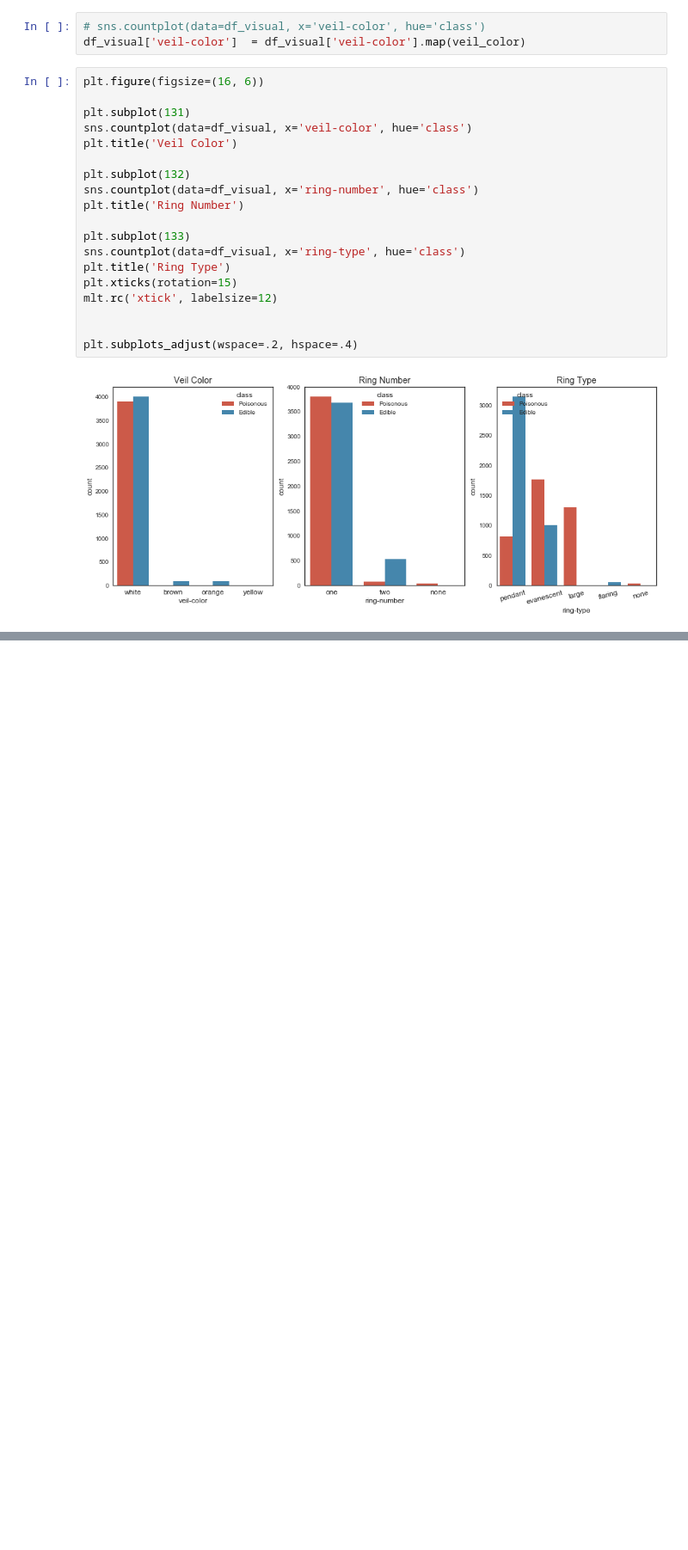
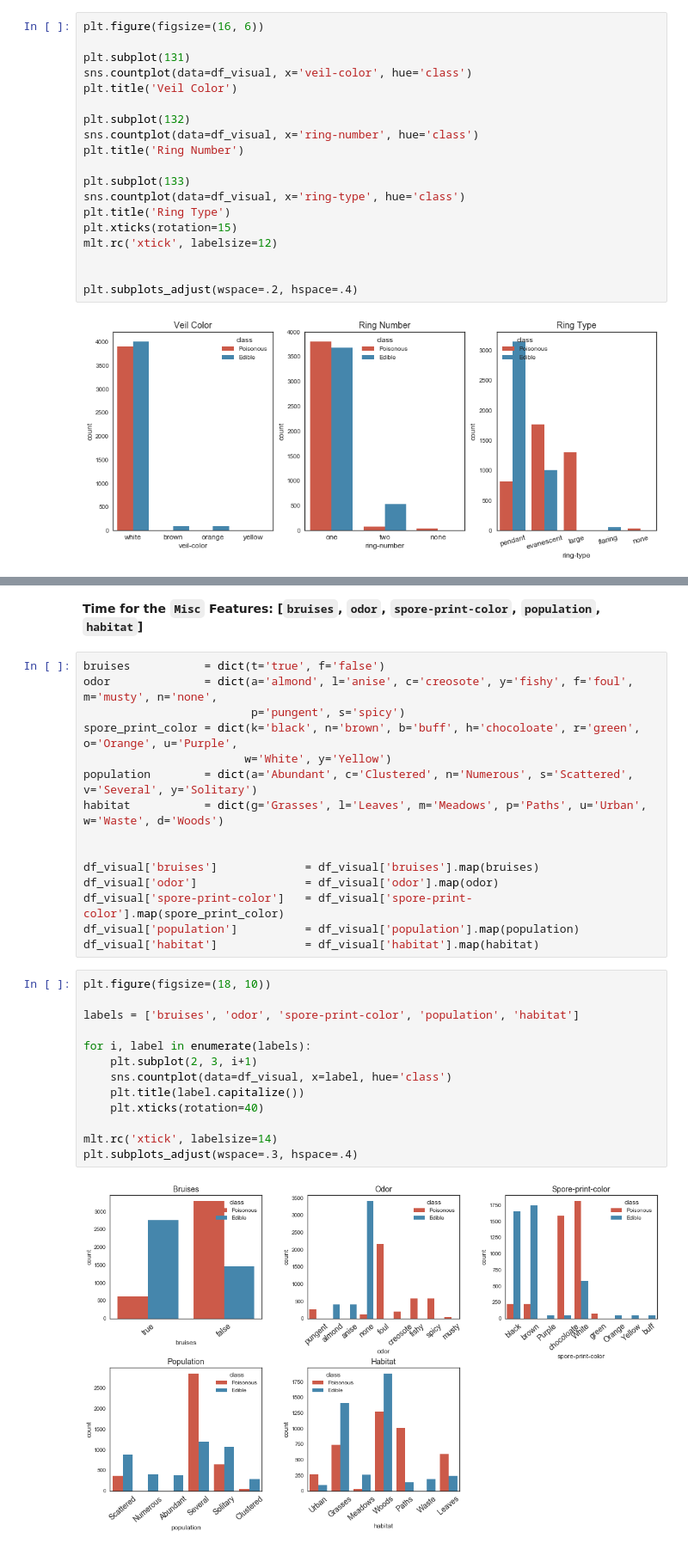
Before and after one commit to MosaabMuhammed/Mushroom-Classification, a Jupyter notebook: Mushroom Classification.ipynb, the cells around one changed output, grey strips where cells are left out. Shown: that part at 86% size. Saved outputs shown, nothing was run; the diff lists cells and outputs as text; blank space fills up the shorter version.

Commit message:
EDA for 'Misc' Features and some Observations

```diff
--- a/Mushroom Classification.ipynb
+++ b/Mushroom Classification.ipynb
@@ -401,9 +401,6 @@ ring_type   = dict(c='cobwebby', e='evanescent', f='flaring', l='large', n='none
 df_visual['veil-color']  = df_visual['veil-color'].map(veil_color)
 df_visual['ring-number'] = df_visual['ring-number'].map(ring_number)
 df_visual['ring-type']   = df_visual['ring-type'].map(ring_type)
-# %%
-# sns.countplot(data=df_visual, x='veil-color', hue='class')
-df_visual['veil-color']  = df_visual['veil-color'].map(veil_color)
 # %%
 plt.figure(figsize=(16, 6))
 
@@ -435,0 +434,32 @@ plt.subplots_adjust(wspace=.2, hspace=.4)
+# %% [markdown]
+**Time for the `Misc` Features: [`bruises`, `odor`, `spore-print-color`, `population`, `habitat`]**
+# %%
+bruises           = dict(t='true', f='false')
+odor              = dict(a='almond', l='anise', c='creosote', y='fishy', f='foul', m='musty', n='none',
+                         p='pungent', s='spicy')
+spore_print_color = dict(k='black', n='brown', b='buff', h='chocoloate', r='green', o='Orange', u='Purple',
+                        w='White', y='Yellow')
+population        = dict(a='Abundant', c='Clustered', n='Numerous', s='Scattered', v='Several', y='Solitary')
+habitat           = dict(g='Grasses', l='Leaves', m='Meadows', p='Paths', u='Urban', w='Waste', d='Woods')
+
+
+df_visual['bruises']             = df_visual['bruises'].map(bruises)
+df_visual['odor']                = df_visual['odor'].map(odor)
+df_visual['spore-print-color']   = df_visual['spore-print-color'].map(spore_print_color)
+df_visual['population']          = df_visual['population'].map(population)
+df_visual['habitat']             = df_visual['habitat'].map(habitat)
+# %%
+plt.figure(figsize=(18, 10))
+
+labels = ['bruises', 'odor', 'spore-print-color', 'population', 'habitat']
+
+for i, label in enumerate(labels):
+    plt.subplot(2, 3, i+1)
+    sns.countplot(data=df_visual, x=label, hue='class')
+    plt.title(label.capitalize())
+    plt.xticks(rotation=40)
+
+mlt.rc('xtick', labelsize=14)
+plt.subplots_adjust(wspace=.3, hspace=.4)
+# %% [output]
+[figure, added]
```
Also changed, not shown: parts of 3 cells of this notebook.
